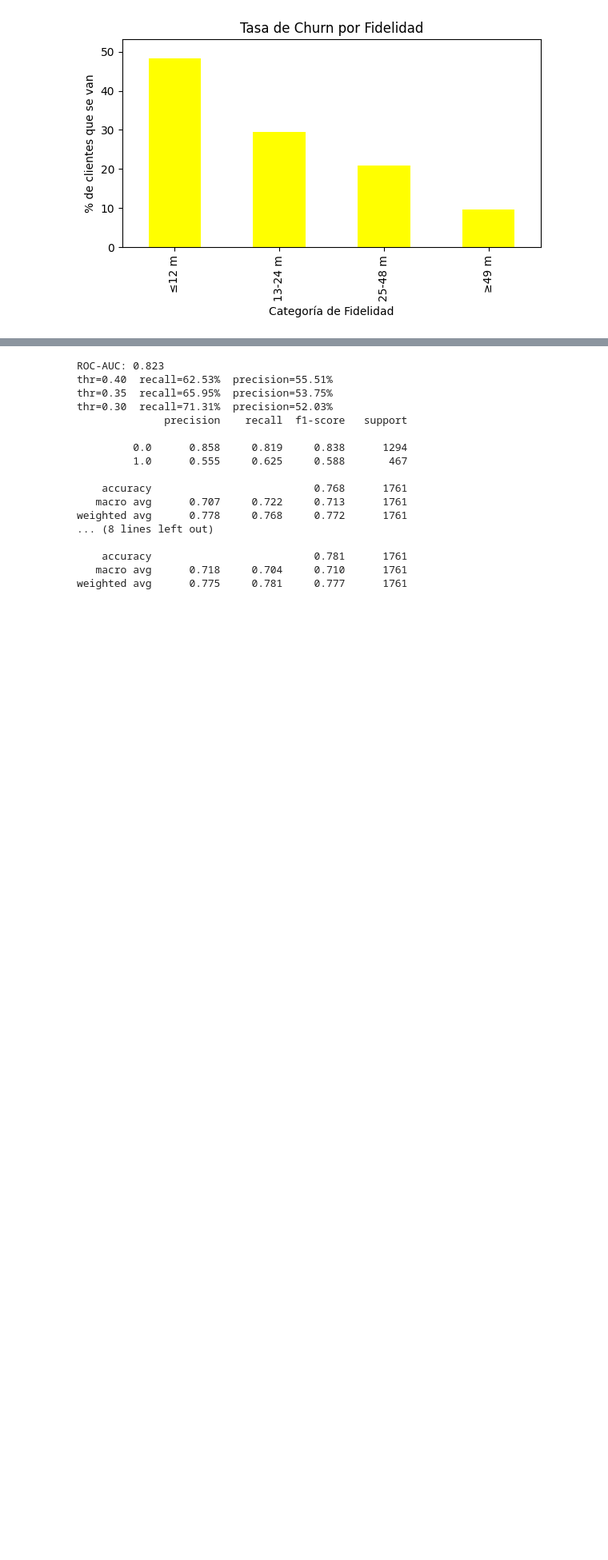
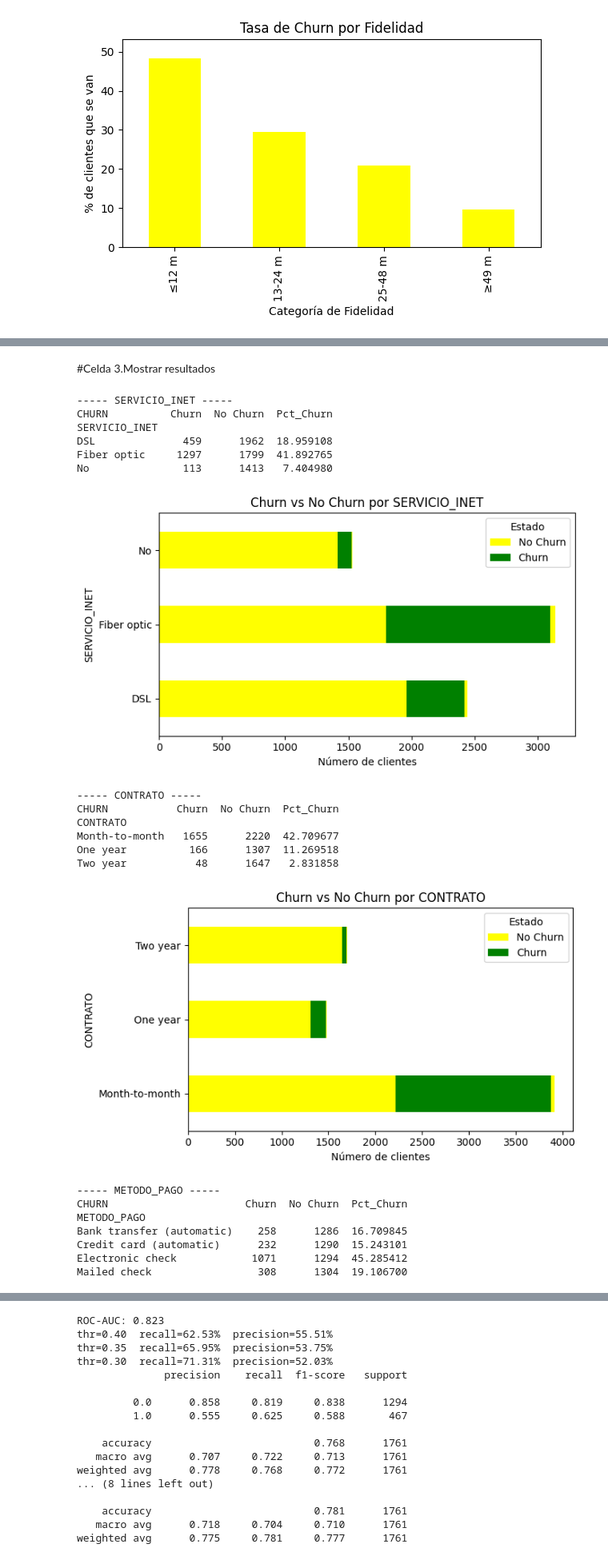
Before and after one commit to carlos24520/Telmex, a Jupyter notebook: challenger.ipynb, the cells around one changed output, grey strips where cells are left out. Shown: that part at 80% size. Drawn from its saved outputs; the diff is of its cells as text; code cells hidden in the pictures; blank space fills up the shorter version.

```diff
--- a/challenger.ipynb
+++ b/challenger.ipynb
@@ -330,0 +380,70 @@ tabla_pct.plot(
+# %% [markdown]
+#Celda 3.Mostrar resultados
+# %%
+# --- A) Filtrar fugitivos y no fugitivos
+df_churn = df_tmp[df_tmp['CHURN'] == 1]        # desertores
+df_no_churn = df_tmp[df_tmp['CHURN'] == 0]     # activos
+
+# --- B) Variables a cruzar -------------
+vars_a_cruzar = [
+    'SERVICIO_INET', 'CONTRATO', 'METODO_PAGO',
+    'SEGURIDAD_ONLINE', 'STREAMING',
+    'CLIENTE_SENIOR'
+]
+
+# --- C) Loop para tablas y gráficos ----
+for col in vars_a_cruzar:
+    print(f"\n----- {col} -----")
+
+    # Celda 1.Agrupación y conteo
+    tabla = (
+        df_tmp
+        .groupby([col, 'CHURN'], observed=True)['ID_CLIENTE']
+        .count()
+        .unstack(fill_value=0)
+        .rename(columns={0: 'No Churn', 1: 'Churn'})
+    )
+
+    # Celda 2.Cálculo de porcentaje de churn
+    # Calculate churn percentage *after* creating the table
+    tabla['Pct_Churn'] = tabla['Churn'] / tabla.sum(axis=1) * 100
+
+    # Celda 3.Mostrar resultados
+    # Now Pct_Churn exists in the 'tabla' DataFrame
+    print(tabla[['Churn', 'No Churn', 'Pct_Churn']])
+
+    # You can also add the plotting code here if you want a plot for each variable
+    tabla.plot(
+        kind='barh',
+        stacked=True,
+        figsize=(7,4),
+        color=['yellow', 'green']
+    )
+    plt.title('Churn vs No Churn por ' + tabla.index.name)
+    plt.xlabel('Número de clientes')
+    plt.ylabel(tabla.index.name)
+    plt.legend(['No Churn', 'Churn'], title='Estado')
+    plt.tight_layout()
+    plt.show()
+# %% [output]
+----- SERVICIO_INET -----
+CHURN          Churn  No Churn  Pct_Churn
+SERVICIO_INET
+DSL              459      1962  18.959108
+Fiber optic     1297      1799  41.892765
+No               113      1413   7.404980
+[figure, added]
+----- CONTRATO -----
+CHURN           Churn  No Churn  Pct_Churn
+CONTRATO
+Month-to-month   1655      2220  42.709677
+One year          166      1307  11.269518
+Two year           48      1647   2.831858
+[figure, added]
+----- METODO_PAGO -----
+CHURN                      Churn  No Churn  Pct_Churn
+METODO_PAGO
+Bank transfer (automatic)    258      1286  16.709845
+Credit card (automatic)      232      1290  15.243101
+Electronic check            1071      1294  45.285412
+Mailed check                 308      1304  19.106700
```
Also changed, not shown: parts of 34 cells of this notebook.
